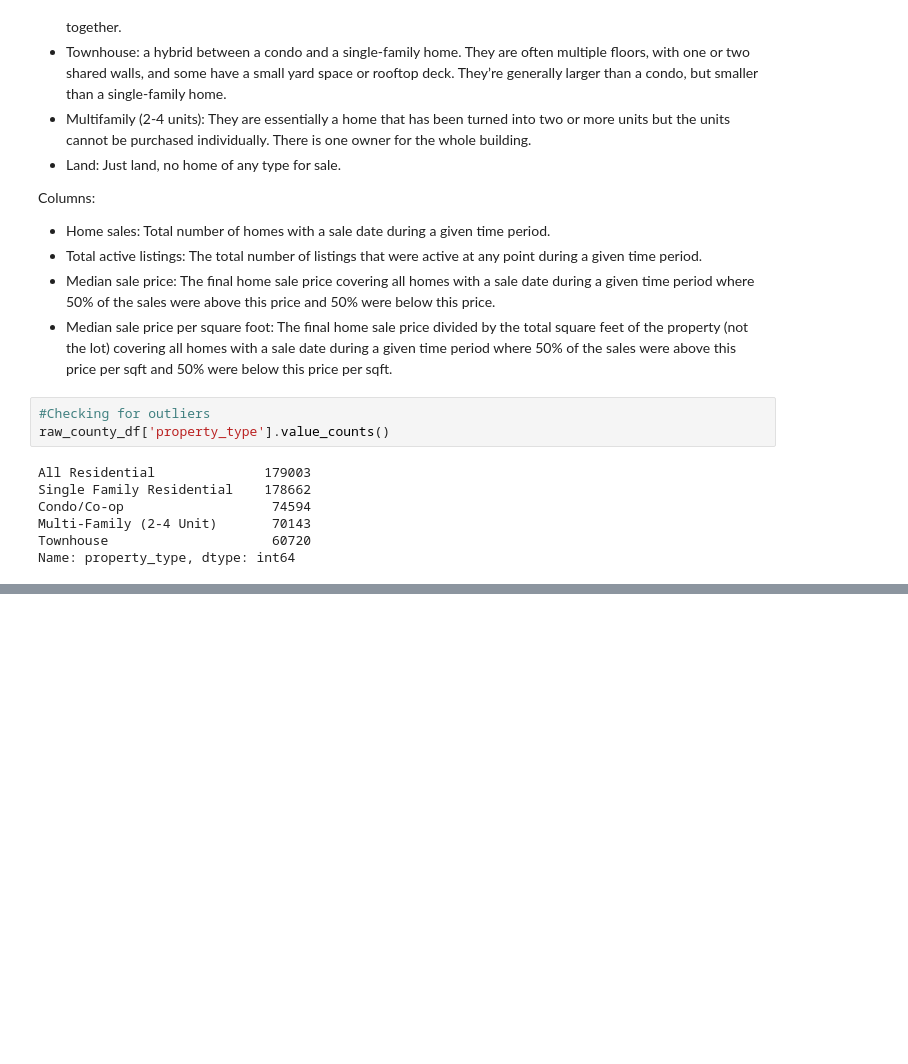
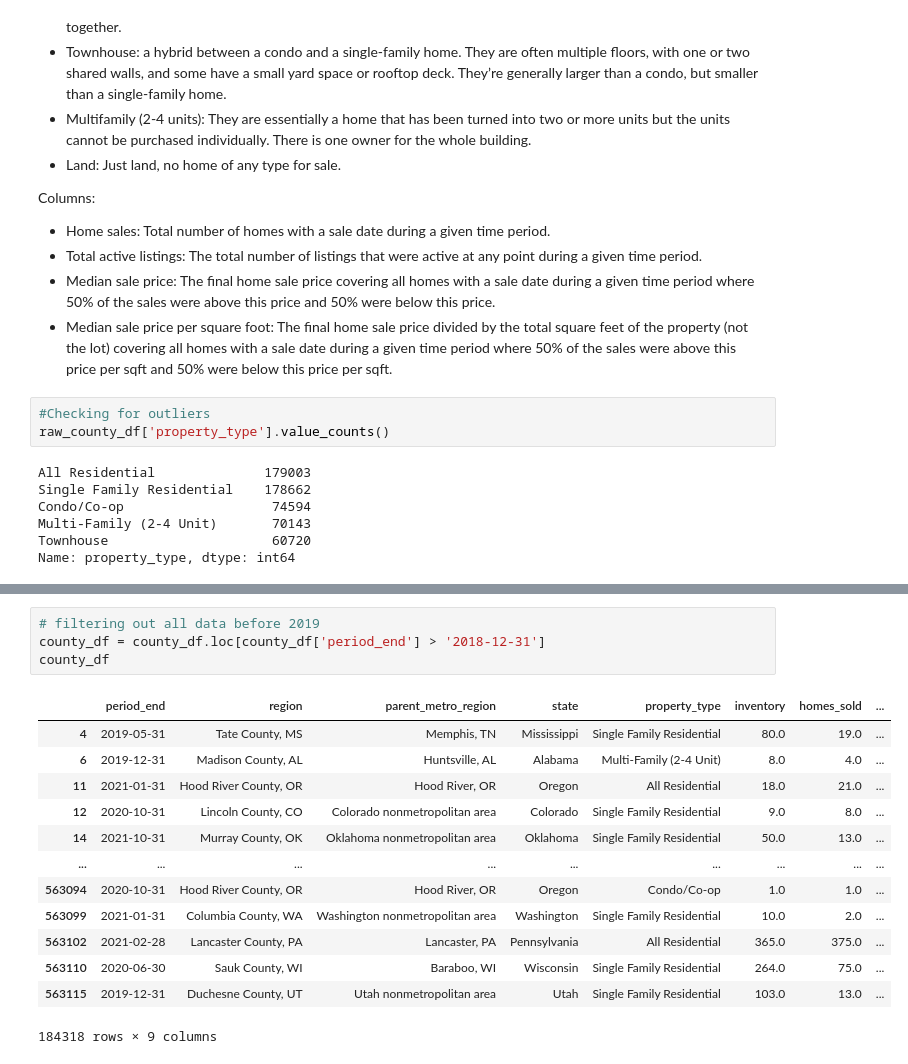
Before and after one commit to mbruns13/redfin_housing_data, a Jupyter notebook: housing_data.ipynb, the cells around one changed output, grey strips where cells are left out. Cells and saved outputs as stored; diff of their text form; blank space fills up the shorter version.

Commit message:
cleaning data and creating sql files

```diff
--- a/housing_data.ipynb
+++ b/housing_data.ipynb
@@ -133,0 +112,18 @@ county_df
+# %%
+# filtering out all data before 2019
+county_df = county_df.loc[county_df['period_end'] > '2018-12-31']
+county_df
+# %% [output]
+|  | period_end | region | parent_metro_region | state | property_type | inventory | homes_sold | ... |
+| 4 | 2019-05-31 | Tate County, MS | Memphis, TN | Mississippi | Single Family Residential | 80.0 | 19.0 | ... |
+| 6 | 2019-12-31 | Madison County, AL | Huntsville, AL | Alabama | Multi-Family (2-4 Unit) | 8.0 | 4.0 | ... |
+| 11 | 2021-01-31 | Hood River County, OR | Hood River, OR | Oregon | All Residential | 18.0 | 21.0 | ... |
+| 12 | 2020-10-31 | Lincoln County, CO | Colorado nonmetropolitan area | Colorado | Single Family Residential | 9.0 | 8.0 | ... |
+| 14 | 2021-10-31 | Murray County, OK | Oklahoma nonmetropolitan area | Oklahoma | Single Family Residential | 50.0 | 13.0 | ... |
+| ... | ... | ... | ... | ... | ... | ... | ... | ... |
+| 563094 | 2020-10-31 | Hood River County, OR | Hood River, OR | Oregon | Condo/Co-op | 1.0 | 1.0 | ... |
+| 563099 | 2021-01-31 | Columbia County, WA | Washington nonmetropolitan area | Washington | Single Family Residential | 10.0 | 2.0 | ... |
+| 563102 | 2021-02-28 | Lancaster County, PA | Lancaster, PA | Pennsylvania | All Residential | 365.0 | 375.0 | ... |
+| 563110 | 2020-06-30 | Sauk County, WI | Baraboo, WI | Wisconsin | Single Family Residential | 264.0 | 75.0 | ... |
+| 563115 | 2019-12-31 | Duchesne County, UT | Utah nonmetropolitan area | Utah | Single Family Residential | 103.0 | 13.0 | ... |
+184318 rows × 9 columns
```
Also changed, not shown: parts of 9 cells of this notebook, 4 other files.
